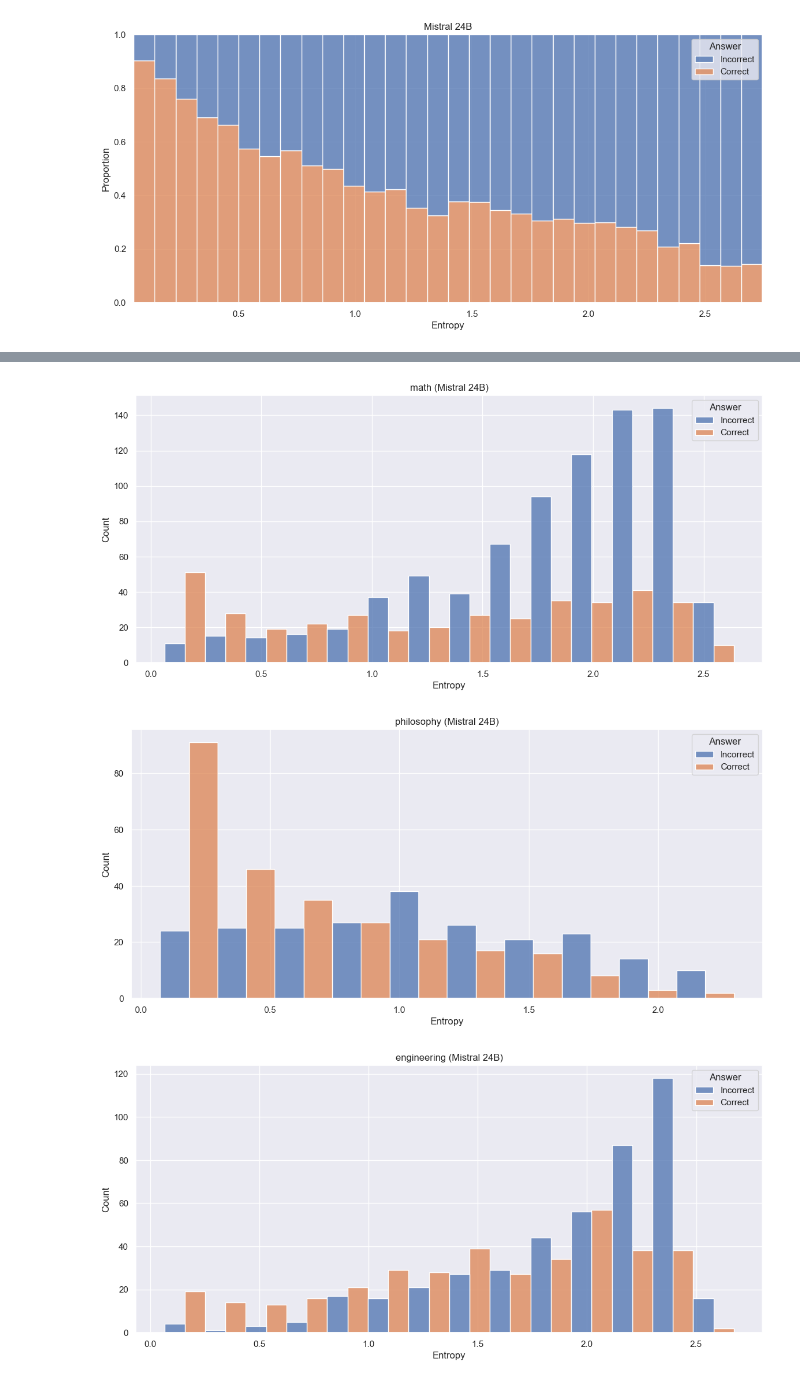
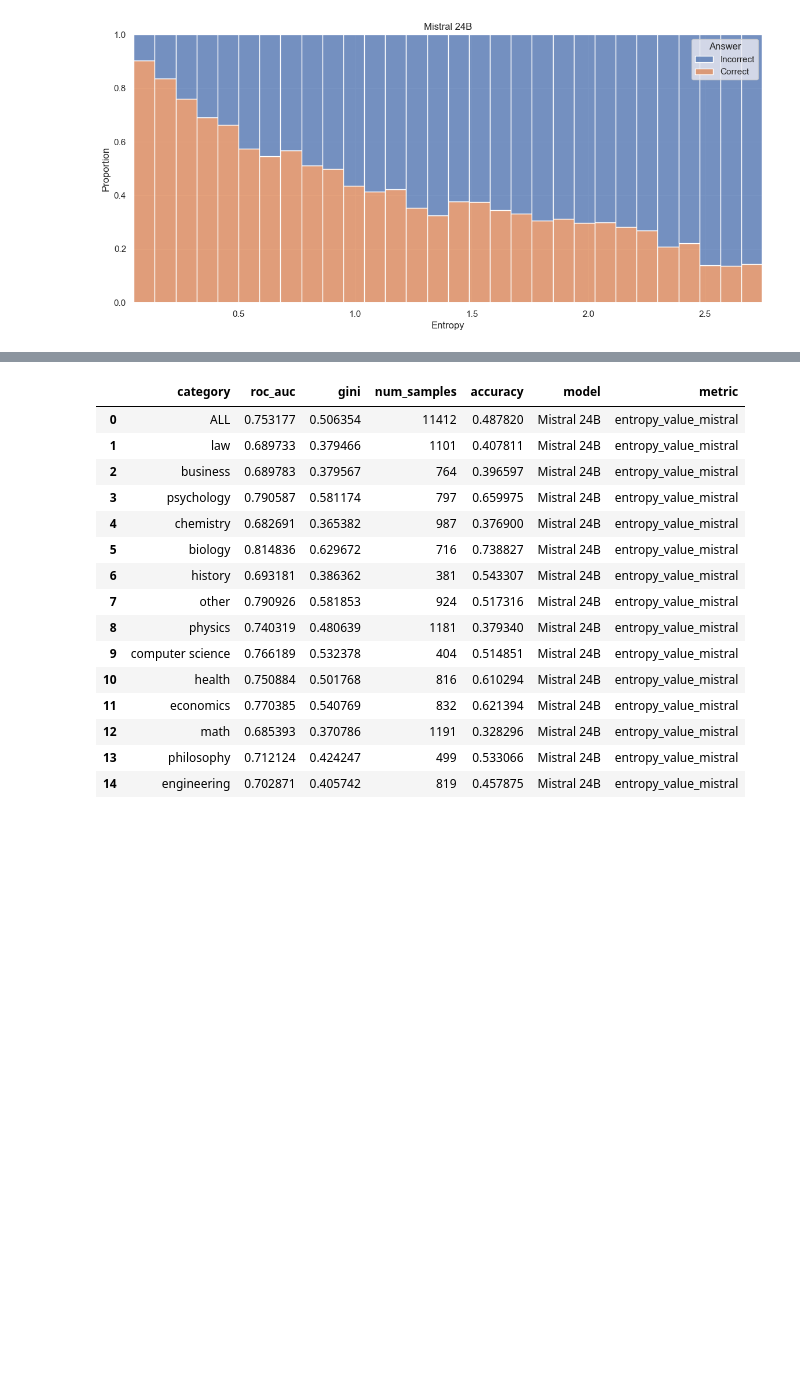
Before and after one commit to aigoncharov/complexity-aware-fine-tuning, a Jupyter notebook: src/analysis/single_token_entropy/mistral_24b_mmlu.ipynb, the cells around one changed output, grey strips where cells are left out. Saved outputs shown, nothing was run; the diff lists cells and outputs as text; code cells hidden in the pictures; blank space fills up the shorter version.

```diff
--- a/src/analysis/single_token_entropy/mistral_24b_mmlu.ipynb
+++ b/src/analysis/single_token_entropy/mistral_24b_mmlu.ipynb
@@ -3,6 +3,8 @@ import pandas as pd
 import seaborn as sns
 
 sns.set_theme(palette="deep")
+
+model_title = "Mistral 24B"
 
 mmlu_entropy_df = pd.read_csv(
     "../../../data/out/single_token_entropy/mmlu_mistral_24b.tsv",
@@ -59,9 +52,14 @@ visualize_entropy_all(mmlu_entropy_df, "entropy_value_mistral", "entropy_ans_cor
 [figure]
 [figure]
 # %%
-from reasoning_fine_tune.analysis.visualize_entropy_by_category import visualize_entropy_by_category
+from reasoning_fine_tune.analysis.roc_auc import calculate_roc_auc_by_category
 
-visualize_entropy_by_category(
-    mmlu_entropy_df, "category", "entropy_value_mistral", "entropy_ans_correct_mistral", model_name="Mistral 24B"
+roc_auc_res = calculate_roc_auc_by_category(
+    mmlu_entropy_df,
+    category_col="category",
+    model_answer_correct_col="entropy_ans_correct_mistral",
+    score_col="entropy_value_mistral",
+    model_name=model_title,
 )
+roc_auc_res
 # %% [output]
@@ -79,3 +66,16 @@ visualize_entropy_by_category(
-[figure, removed]
-[figure, removed]
-[figure, removed]
+|  | category | roc_auc | gini | num_samples | accuracy | model | metric |
+| 0 | ALL | 0.753177 | 0.506354 | 11412 | 0.487820 | Mistral 24B | entropy_value_mistral |
+| 1 | law | 0.689733 | 0.379466 | 1101 | 0.407811 | Mistral 24B | entropy_value_mistral |
+| 2 | business | 0.689783 | 0.379567 | 764 | 0.396597 | Mistral 24B | entropy_value_mistral |
+| 3 | psychology | 0.790587 | 0.581174 | 797 | 0.659975 | Mistral 24B | entropy_value_mistral |
+| 4 | chemistry | 0.682691 | 0.365382 | 987 | 0.376900 | Mistral 24B | entropy_value_mistral |
+| 5 | biology | 0.814836 | 0.629672 | 716 | 0.738827 | Mistral 24B | entropy_value_mistral |
+| 6 | history | 0.693181 | 0.386362 | 381 | 0.543307 | Mistral 24B | entropy_value_mistral |
+| 7 | other | 0.790926 | 0.581853 | 924 | 0.517316 | Mistral 24B | entropy_value_mistral |
+| 8 | physics | 0.740319 | 0.480639 | 1181 | 0.379340 | Mistral 24B | entropy_value_mistral |
+| 9 | computer science | 0.766189 | 0.532378 | 404 | 0.514851 | Mistral 24B | entropy_value_mistral |
+| 10 | health | 0.750884 | 0.501768 | 816 | 0.610294 | Mistral 24B | entropy_value_mistral |
+| 11 | economics | 0.770385 | 0.540769 | 832 | 0.621394 | Mistral 24B | entropy_value_mistral |
+| 12 | math | 0.685393 | 0.370786 | 1191 | 0.328296 | Mistral 24B | entropy_value_mistral |
+| 13 | philosophy | 0.712124 | 0.424247 | 499 | 0.533066 | Mistral 24B | entropy_value_mistral |
+| 14 | engineering | 0.702871 | 0.405742 | 819 | 0.457875 | Mistral 24B | entropy_value_mistral |
```
Also changed, not shown: parts of 3 cells of this notebook, 13 other files.
